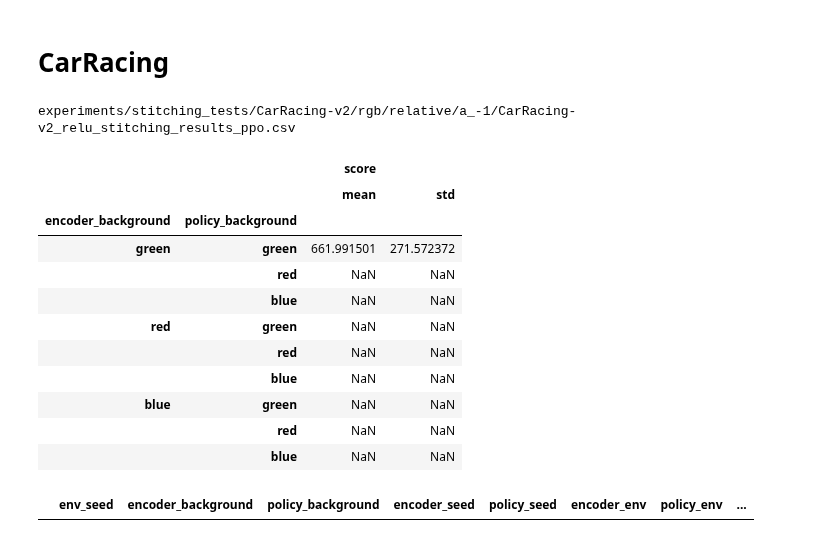
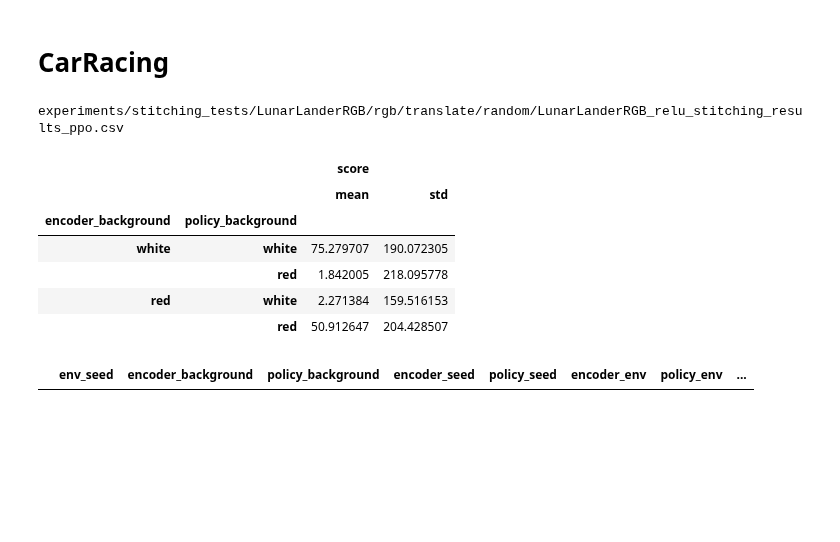
Before and after one commit to antoniopioricciardi/rl_relrepr_gymnasium, a Jupyter notebook: notebooks/stitching_results.ipynb, the cells around one changed output. Drawn from its saved outputs; the diff is of its cells as text; code cells hidden in the pictures; blank space fills up the shorter version.

```diff
--- a/notebooks/stitching_results.ipynb
+++ b/notebooks/stitching_results.ipynb
@@ -48,14 +50,15 @@ track_seed,encoder_background,policy_background,score,max_score_reached,episode_
 # CarRacing
 # %%
 # Read the CSV file into a DataFrame
-env_id_encoder = "CarRacing-v2"
-env_id = "CarRacing-v2"
-encoder_order = ['green', 'red', 'blue'] if env_id_encoder.startswith("CarRacing-v2") else ['plain', 'green', 'red']
+env_id_encoder = "LunarLanderRGB" # "CarRacing-v2"
+env_id = "LunarLanderRGB" # "CarRacing-v2"
+# encoder_order = ['green', 'red', 'blue'] if env_id_encoder.startswith("CarRacing-v2") else ['plain', 'green', 'red']
+encoder_order = ['green', 'red', 'blue'] if env_id_encoder.startswith("CarRacing-v2") else ['white', 'red']
 if env_id.endswith("multicolor"):
     encoder_order = ['multicolor']
 stitching_methods = ["absolute", "relative", "translate"]
-stitching_method = stitching_methods[1]
-anchoring_method = "fps"
+stitching_method = stitching_methods[2]
+anchoring_method = "random"
 anchors_alpha = -1 # 0.999# -1
 
 a_alpha = str(anchors_alpha)
@@ -65,43 +68,38 @@ model_algo = "ppo"
 
 
 stitch_filename = f"experiments/stitching_tests/{env_id}/{env_info}/{stitching_method}/"
 if stitching_method == "translate":
     stitch_filename += f"{anchoring_method}/"
 if stitching_method == "relative":
     stitch_filename += f"a_{a_alpha}/"
 stitch_filename += f"{env_id_encoder}_{model_activation}_stitching_results_{model_algo}.csv"
 
 # stitch_filename = "experiments/stitching_tests/CarRacing-v2-multicolor/rgb/absolute/yellow-bg_CarRacing-v2_relu_stitching_results_ppo.csv"
 
 print(stitch_filename, "\n")
 
 df = pd.read_csv(stitch_filename)
 
 # Convert 'encoder_background' to categorical with specified order
 df['encoder_background'] = pd.Categorical(df['encoder_background'], categories=encoder_order, ordered=True)
 
 # Convert 'policy_background' to categorical with specified order
 df['policy_background'] = pd.Categorical(df['policy_background'], categories=encoder_order, ordered=True)
 
 # df.groupby(['encoder_background', 'policy_background']).agg({'max_score_reached': ['mean', 'std']})
 # show another column "score" next to max_score columnm containing the mean and std of the score
 # df.groupby(['encoder_background', 'policy_background']).agg({'max_score_reached': ['mean', 'std'], 'score': ['mean', 'std']})
 
 df.groupby(['encoder_background', 'policy_background']).agg({'score': ['mean', 'std']})
 # %% [output]
-experiments/stitching_tests/CarRacing-v2/rgb/relative/a_-1/CarRacing-v2_relu_stitching_results_ppo.csv
+experiments/stitching_tests/LunarLanderRGB/rgb/translate/random/LunarLanderRGB_relu_stitching_results_ppo.csv
 |  |  | score |  |
 |  |  | mean | std |
 | encoder_background | policy_background |  |  |
-| green | green | 661.991501 | 271.572372 |
-|  | red | NaN | NaN |
-|  | blue | NaN | NaN |
-| red | green | NaN | NaN |
-|  | red | NaN | NaN |
-|  | blue | NaN | NaN |
-| blue | green | NaN | NaN |
-|  | red | NaN | NaN |
-|  | blue | NaN | NaN |
+| white | white | 75.279707 | 190.072305 |
+|  | red | 1.842005 | 218.095778 |
+| red | white | 2.271384 | 159.516153 |
+|  | red | 50.912647 | 204.428507 |
 # %%
 # get encoder seed and policy seed that have top average score for encoder_background=green and policy_background=red
 df[(df['encoder_background'] == 'green') & (df['policy_background'] == 'red')].sort_values(by='score', ascending=False).head(1)
```
Also changed, not shown: parts of 18 cells of this notebook, 2 other files.
